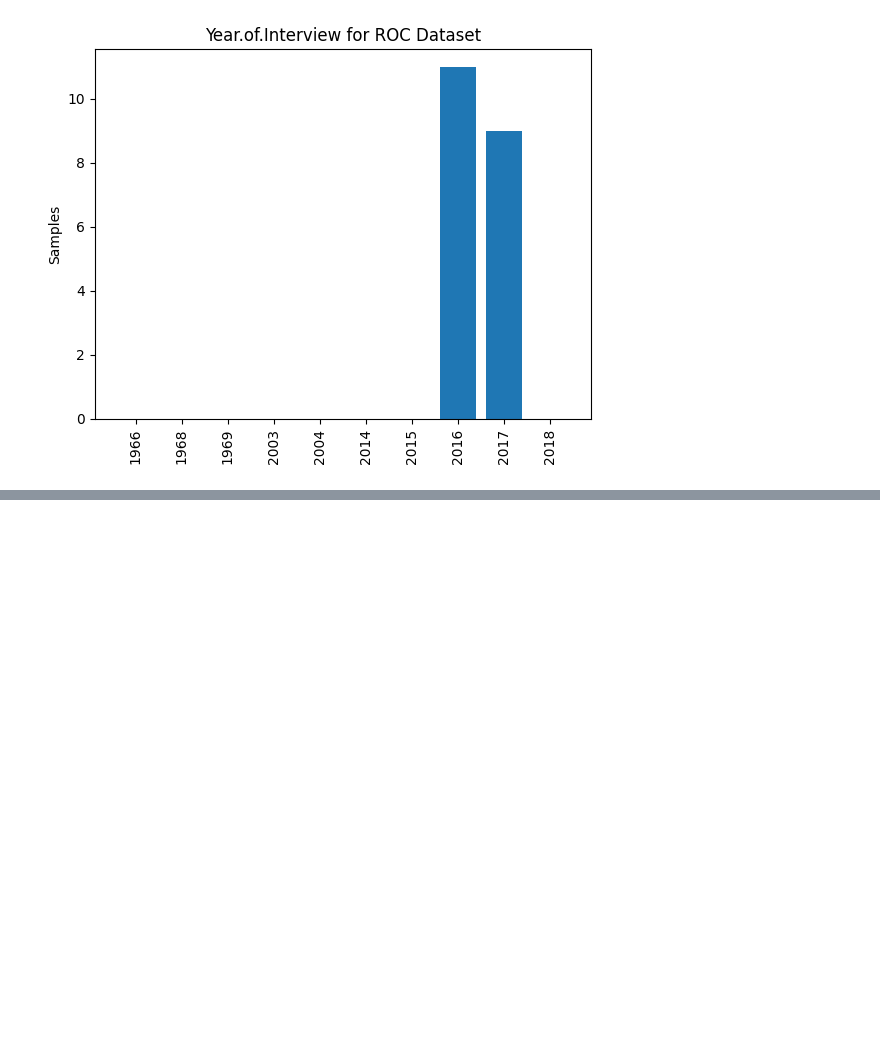
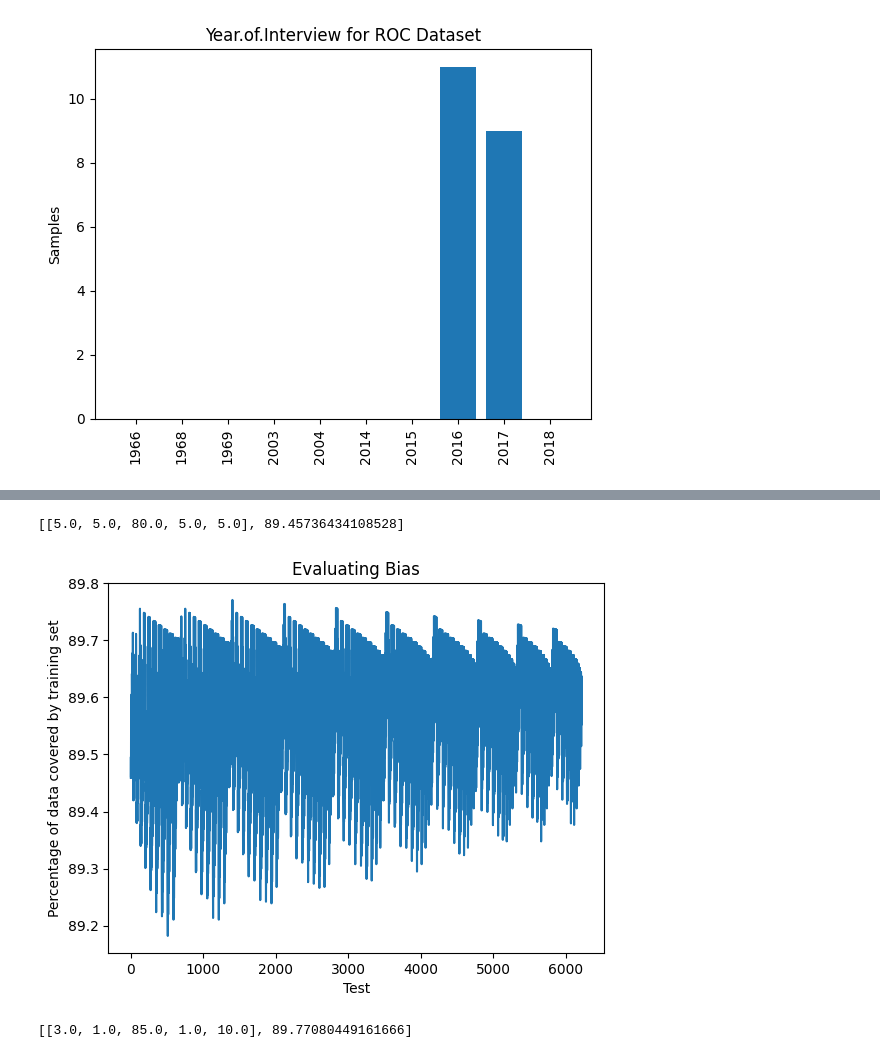
Before and after one commit to NACME-AIML-2024/final-project-dialect-dynamics, a Jupyter notebook: notebooks/aaveDemographic-eda.ipynb, the cells around one changed output, grey strips where cells are left out. Drawn from its saved outputs; the diff is of its cells as text; code cells hidden in the pictures; blank space fills up the shorter version.

```diff
--- a/notebooks/aaveDemographic-eda.ipynb
+++ b/notebooks/aaveDemographic-eda.ipynb
@@ -383,0 +430,20 @@ for idx in range(len(dataframes_list)):
+# %%
+print(best_set)
+# %% [output]
+[[5.0, 5.0, 80.0, 5.0, 5.0], 89.45736434108528]
+# %%
+weight_matrix = [
+    [1, 10, 1],
+    [1, 10, 1],
+    [75, 85, 1],
+    [1, 10, 1],
+    [1, 10, 1]
+]
+# %%
+best_set, complete_set = GridSearchWeights(df_ATL, feature_list, weight_matrix, test_proportion, plot = True)
+# %% [output]
+[figure, added]
+# %%
+print(best_set)
+# %% [output]
+[[3.0, 1.0, 85.0, 1.0, 10.0], 89.77080449161666]
```
Also changed, not shown: parts of 11 cells of this notebook, 1 other file.
